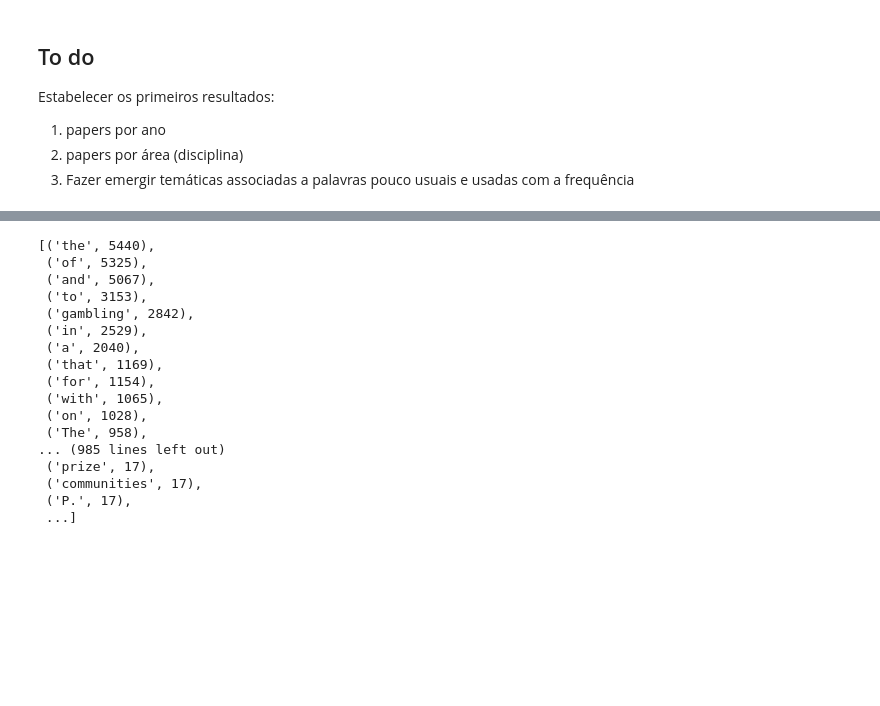
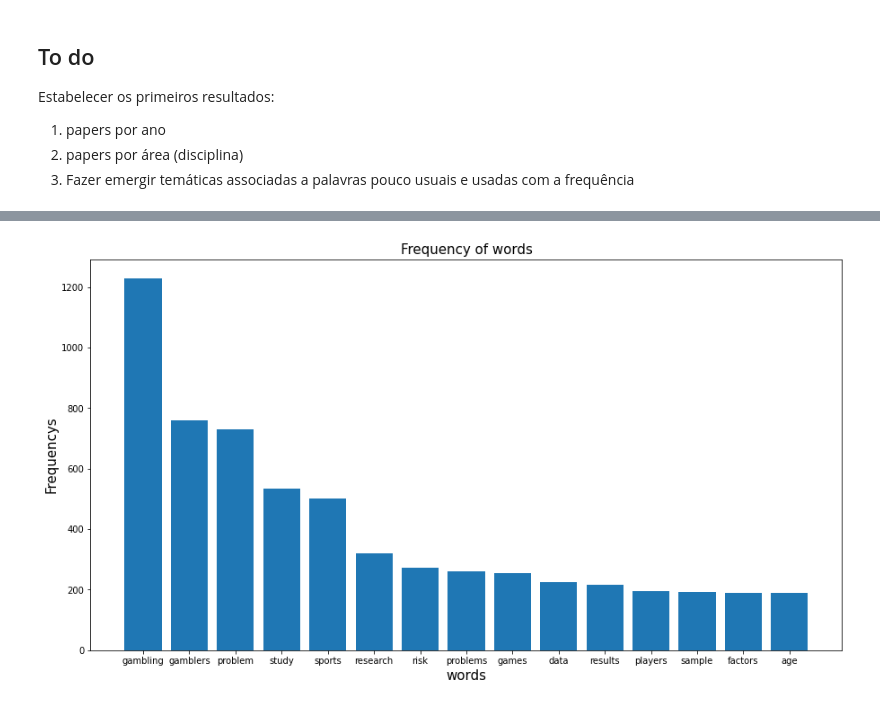
Before and after one commit to GustavoGil13/springer-link-scraper, a Jupyter notebook: springer_link_nb.ipynb, the cells around one changed output, grey strips where cells are left out. Drawn from its saved outputs; the diff is of its cells as text; code cells hidden in the pictures; blank space fills up the shorter version.

```diff
--- a/springer_link_nb.ipynb
+++ b/springer_link_nb.ipynb
@@ -172,7 +184,13 @@ plt.show()
+# %%
+tokens = nltk.word_tokenize(text)
+tagged = nltk.pos_tag(tokens)
+# %%
+all_nouns = [nouns[0] for nouns in tagged if "NN" in nouns[1] and len(nouns[0]) > 1]
 # %%
-text = ""
-for abstract in cleaned_data["abstract"].values:
-    text += abstract + " "
-tokens = [t for t in text.split()]
-freqs = nltk.FreqDist(tokens)
-blah_list = [(k, v) for k, v in freqs.items()]
+#tokens = [t for t in all_nouns.split()]
+freqs = nltk.FreqDist(all_nouns)
+most_frequent = freqs.most_common(15)
+#blah_list = [(k, v) for k, v in most_frequent.items()]
+# sorted_blah_list = sorted(blah_list, key=lambda x: x[1], reverse=True)
+# sorted_blah_list
+most_frequent
@@ -179,21 +213,9 @@ blah_list = [(k, v) for k, v in freqs.items()]
-# %%
-sorted_blah_list = sorted(blah_list, key= lambda x: x[1], reverse=True)
-sorted_blah_list
-# %% [output]
-[('the', 5440),
- ('of', 5325),
- ('and', 5067),
- ('to', 3153),
- ('gambling', 2842),
- ('in', 2529),
- ('a', 2040),
- ('that', 1169),
- ('for', 1154),
- ('with', 1065),
- ('on', 1028),
- ('The', 958),
-... (985 lines left out)
- ('prize', 17),
- ('communities', 17),
- ('P.', 17),
- ...]
+# %%
+plt.figure(figsize=(15, 8))
+plt.bar([word[0] for word in most_frequent], height = [word[1] for word in most_frequent])
+plt.xlabel("words", fontsize = 15)
+plt.ylabel("Frequencys", fontsize = 15)
+plt.title("Frequency of words", fontsize = 15)
+plt.show()
+# %% [output]
+[figure, added]
```
Also changed, not shown: parts of 13 cells of this notebook.
